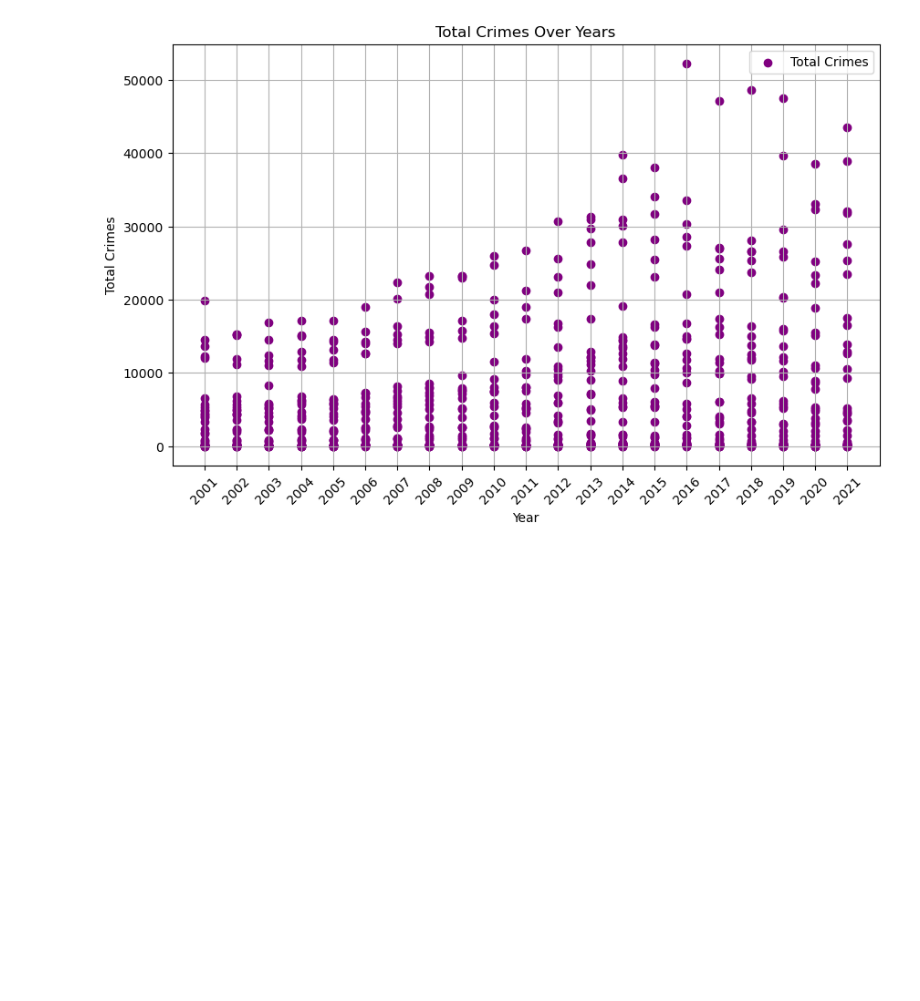
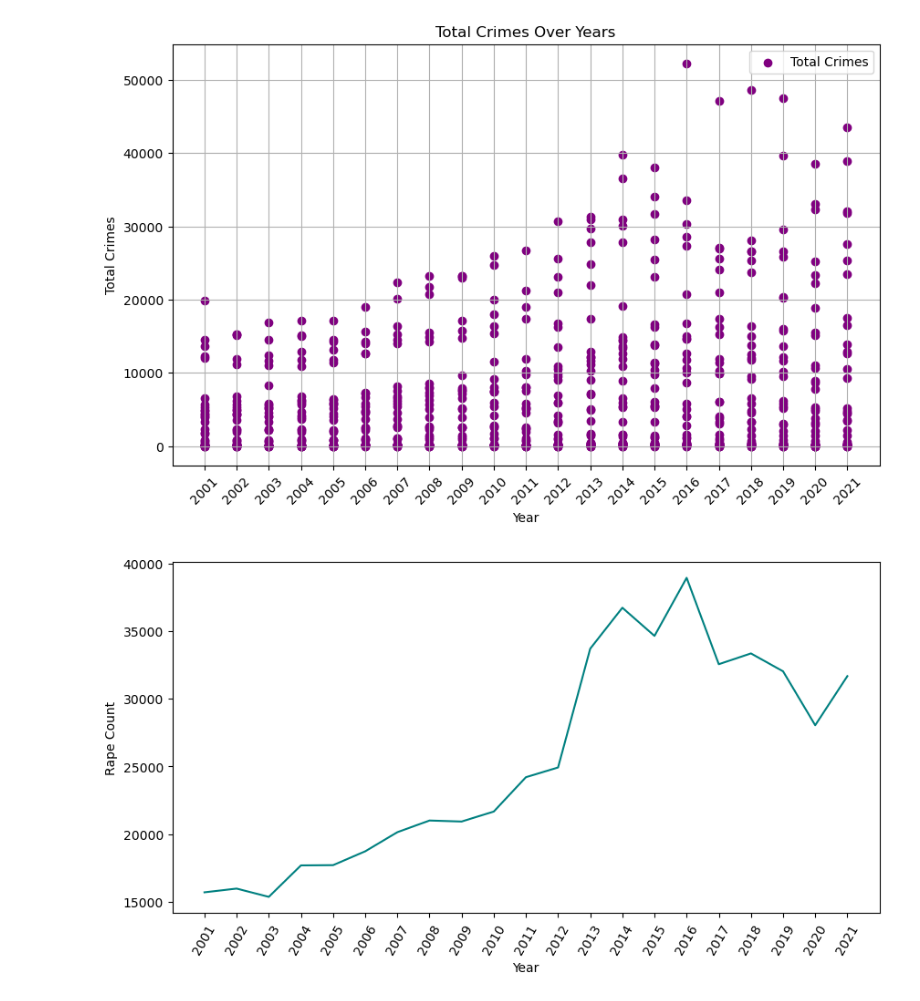
Before and after one commit to sandeepgalipelli/CrimeAgainstWomen, a Jupyter notebook: CrimeAgainstWoman.ipynb, the cells around one changed output. Cells and saved outputs as stored; diff of their text form; code cells hidden in the pictures; blank space fills up the shorter version.

```diff
--- a/CrimeAgainstWoman.ipynb
+++ b/CrimeAgainstWoman.ipynb
@@ -171,3 +171,13 @@ plt.legend()
 plt.show()
 # %% [output]
 [figure]
+# %%
+rape = crimeAw.groupby('Year')['Rape'].agg('sum')
+plt.figure(figsize=(10,5))
+plt.xlabel('Year')
+plt.ylabel('Rape Count')
+plt.xticks(year, rotation=60)
+sns.lineplot(rape,color='Teal')
+plt.show()
+# %% [output]
+[figure, added]
```
